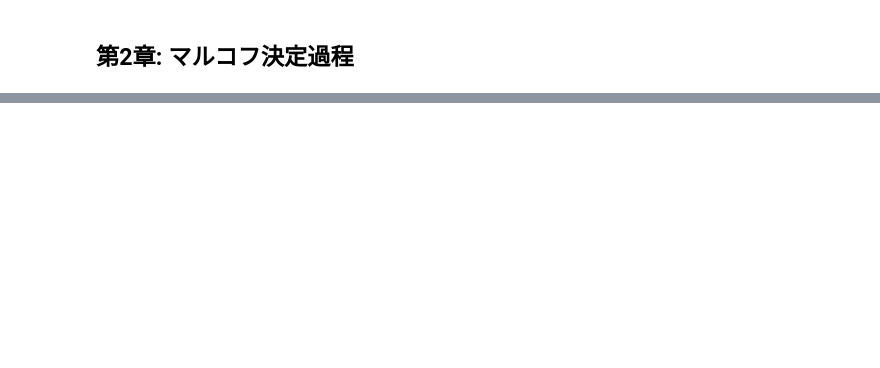
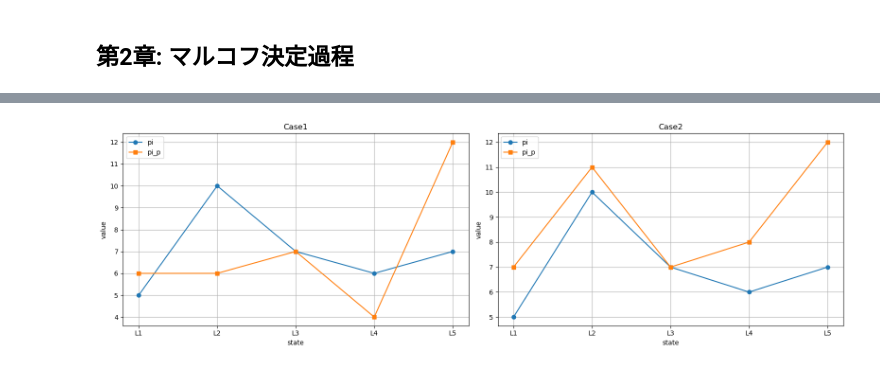
Before and after one commit to SugiAki1989/statistical_note, a Jupyter notebook: note_ReinforcementLearning02/note_ReinforcementLearning02.ipynb, the cells around one changed output, grey strips where cells are left out. Drawn from its saved outputs; the diff is of its cells as text; code cells hidden in the pictures; blank space fills up the shorter version.

```diff
--- a/note_ReinforcementLearning02/note_ReinforcementLearning02.ipynb
+++ b/note_ReinforcementLearning02/note_ReinforcementLearning02.ipynb
@@ -28,0 +116,37 @@ $$
+# %%
+import matplotlib.pyplot as plt
+
+state = ['L1', 'L2', 'L3', 'L4', 'L5']
+
+# 1つ目のデータ
+pi1 = [5,10,7,6,7]
+pi_p1 = [6,6,7,4,12]
+
+# 2つ目のデータ
+pi2 = [5,10,7,6,7]
+pi_p2 = [7,11,7,8,12]
+
+fig, axes = plt.subplots(1, 2, figsize=(16,5))
+
+# 左側のグラフ
+axes[0].plot(state, pi1, marker='o', label='pi')
+axes[0].plot(state, pi_p1, marker='s', label='pi_p')
+axes[0].set_xlabel('state')
+axes[0].set_ylabel('value')
+axes[0].legend()
+axes[0].grid(True)
+axes[0].set_title('Case1')
+
+# 右側のグラフ
+axes[1].plot(state, pi2, marker='o', label='pi')
+axes[1].plot(state, pi_p2, marker='s', label='pi_p')
+axes[1].set_xlabel('state')
+axes[1].set_ylabel('value')
+axes[1].legend()
+axes[1].grid(True)
+axes[1].set_title('Case2')
+
+plt.tight_layout()
+plt.show()
+# %% [output]
+[figure, added]
```
Also changed, not shown: parts of 8 cells of this notebook, 2 other files.
